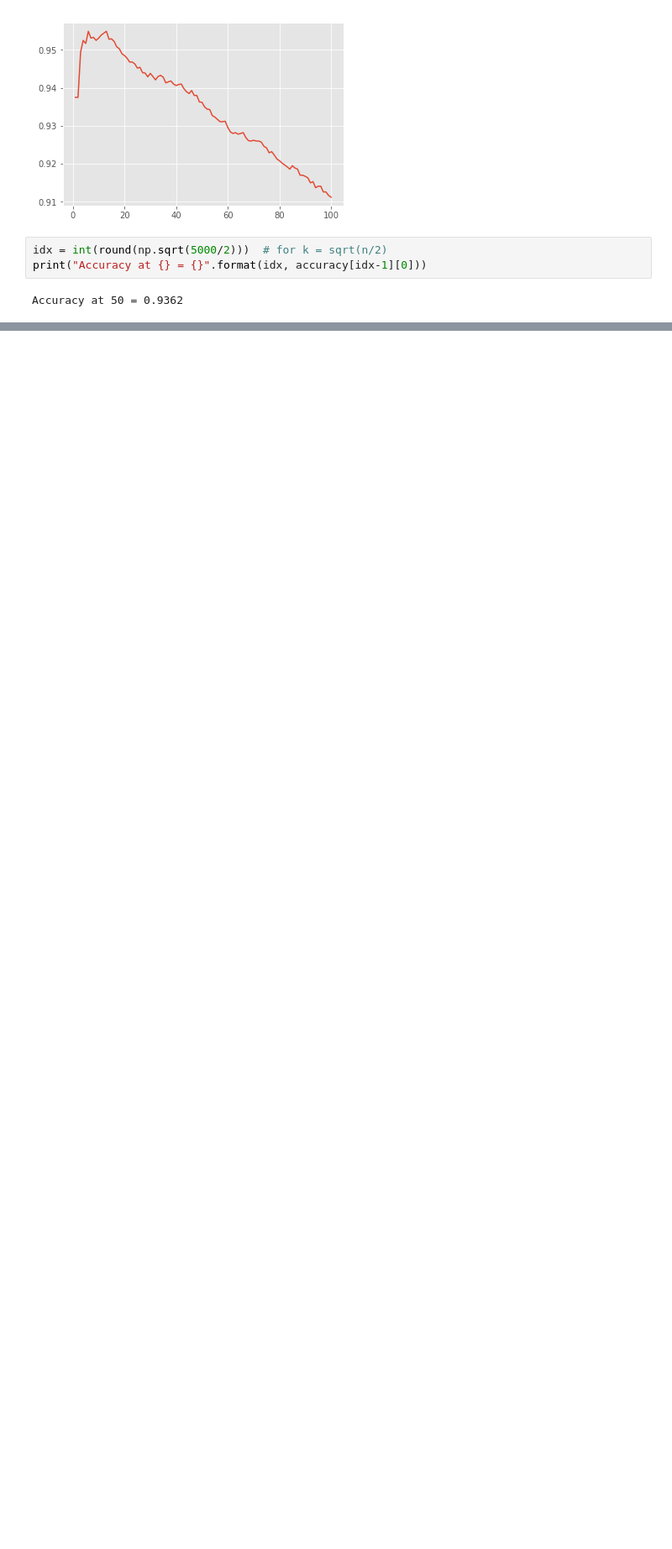
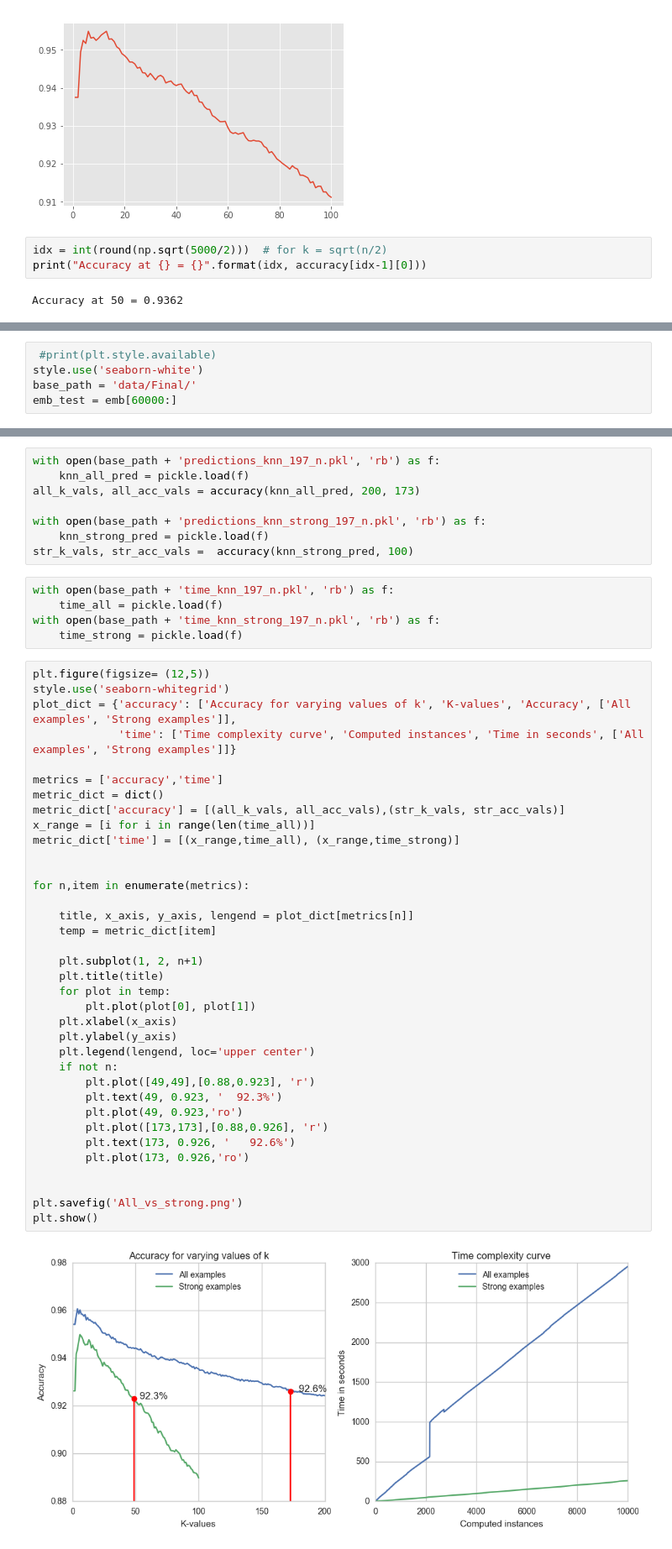
Before and after one commit to ajoseph12/MLDM_Project, a Jupyter notebook: Numerical_Method/Numerical Methods.ipynb, the cells around one changed output, grey strips where cells are left out. Shown at 84% size. Cells and saved outputs as stored; diff of their text form; blank space fills up the shorter version.

```diff
--- a/Numerical_Method/Numerical Methods.ipynb
+++ b/Numerical_Method/Numerical Methods.ipynb
@@ -722,0 +726,5 @@ Accuracy at 50 = 0.9362
+# %%
+ #print(plt.style.available)
+style.use('seaborn-white')
+base_path = 'data/Final/'
+emb_test = emb[60000:]
@@ -722,0 +750,51 @@ Accuracy at 50 = 0.9362
+# %%
+with open(base_path + 'predictions_knn_197_n.pkl', 'rb') as f:
+    knn_all_pred = pickle.load(f)
+all_k_vals, all_acc_vals = accuracy(knn_all_pred, 200, 173)
+
+with open(base_path + 'predictions_knn_strong_197_n.pkl', 'rb') as f:
+    knn_strong_pred = pickle.load(f)
+str_k_vals, str_acc_vals =  accuracy(knn_strong_pred, 100)
+# %%
+with open(base_path + 'time_knn_197_n.pkl', 'rb') as f:
+    time_all = pickle.load(f)
+with open(base_path + 'time_knn_strong_197_n.pkl', 'rb') as f:
+    time_strong = pickle.load(f)
+# %%
+plt.figure(figsize= (12,5))
+style.use('seaborn-whitegrid')
+plot_dict = {'accuracy': ['Accuracy for varying values of k', 'K-values', 'Accuracy', ['All examples', 'Strong examples']],
+             'time': ['Time complexity curve', 'Computed instances', 'Time in seconds', ['All examples', 'Strong examples']]}
+
+metrics = ['accuracy','time']
+metric_dict = dict()
+metric_dict['accuracy'] = [(all_k_vals, all_acc_vals),(str_k_vals, str_acc_vals)]
+x_range = [i for i in range(len(time_all))]
+metric_dict['time'] = [(x_range,time_all), (x_range,time_strong)]
+
+
+for n,item in enumerate(metrics):
+
+    title, x_axis, y_axis, lengend = plot_dict[metrics[n]]
+    temp = metric_dict[item]
+
+    plt.subplot(1, 2, n+1)
+    plt.title(title)
+    for plot in temp:
+        plt.plot(plot[0], plot[1])
+    plt.xlabel(x_axis)
+    plt.ylabel(y_axis)
+    plt.legend(lengend, loc='upper center')
+    if not n:
+        plt.plot([49,49],[0.88,0.923], 'r')
+        plt.text(49, 0.923, '  92.3%')
+        plt.plot(49, 0.923,'ro')
+        plt.plot([173,173],[0.88,0.926], 'r')
+        plt.text(173, 0.926, '   92.6%')
+        plt.plot(173, 0.926,'ro')
+
+
+plt.savefig('All_vs_strong.png')
+plt.show()
+# %% [output]
+[figure, added]
```
Also changed, not shown: parts of 18 cells of this notebook, 4 other files.
